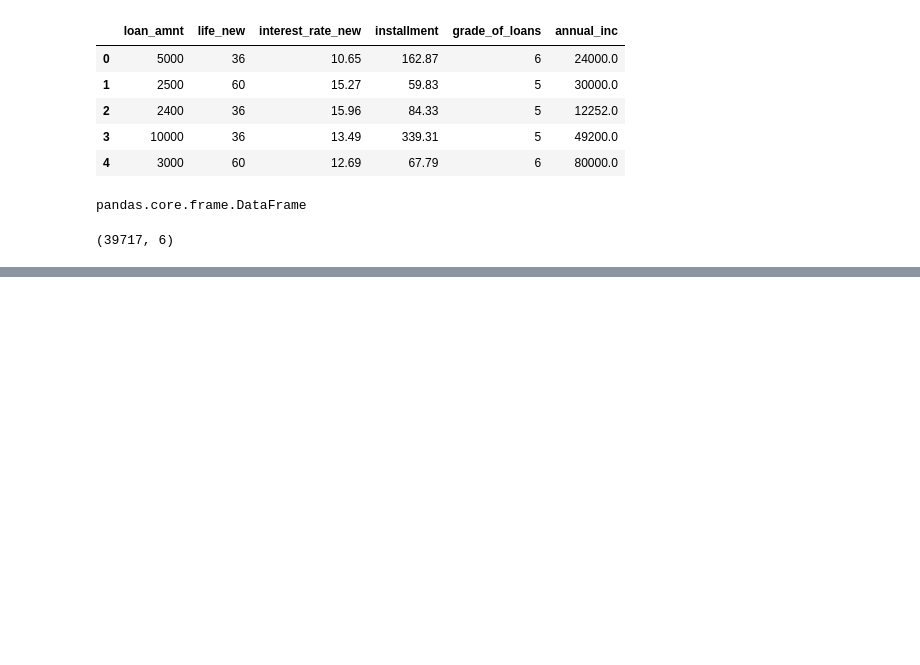
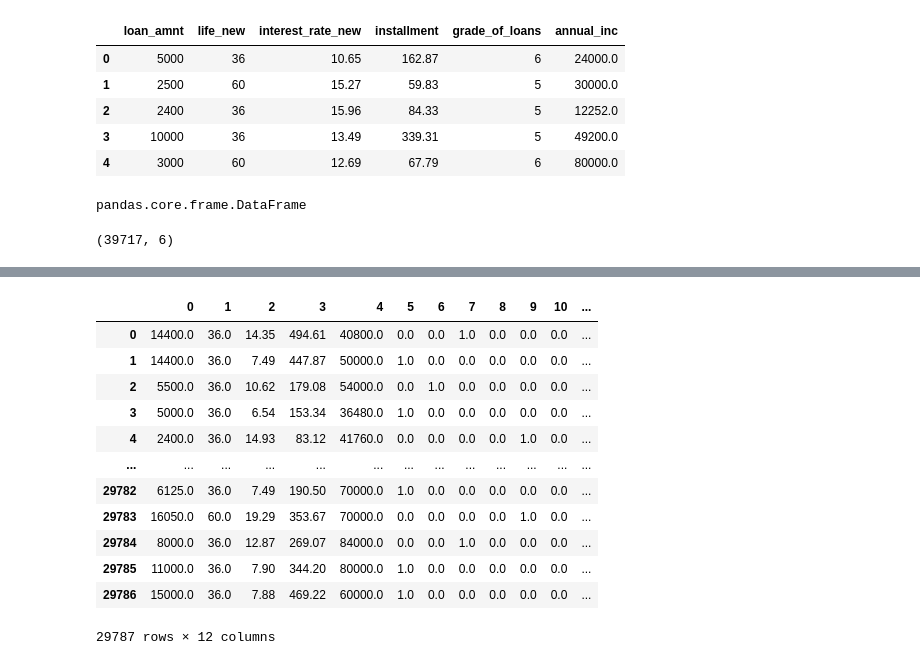
Before and after one commit to cshivajirao/LendingClubProject, a Jupyter notebook: LendingData.ipynb, the cells around one changed output, grey strips where cells are left out. Cells and saved outputs as stored; diff of their text form; code cells hidden in the pictures; blank space fills up the shorter version.

```diff
--- a/LendingData.ipynb
+++ b/LendingData.ipynb
@@ -466,0 +487,2 @@ y.to_csv("./archive(1)/y.csv")
+# %%
+X_train_s = X_train[['loan_amnt', 'life_new', 'interest_rate_new', 'installment', 'annual_inc']]
@@ -466,0 +523,2 @@ y.to_csv("./archive(1)/y.csv")
+# %%
+X_train_cat = X_train[['grade']]
@@ -466,0 +585,2 @@ y.to_csv("./archive(1)/y.csv")
+# %%
+X_train_cat_new = ohe.fit_transform(X_train_cat)
@@ -466,0 +768,16 @@ y.to_csv("./archive(1)/y.csv")
+# %%
+pd.DataFrame(NewX_new)
+# %% [output]
+|  | 0 | 1 | 2 | 3 | 4 | 5 | 6 | 7 | 8 | 9 | 10 | ... |
+| 0 | 14400.0 | 36.0 | 14.35 | 494.61 | 40800.0 | 0.0 | 0.0 | 1.0 | 0.0 | 0.0 | 0.0 | ... |
+| 1 | 14400.0 | 36.0 | 7.49 | 447.87 | 50000.0 | 1.0 | 0.0 | 0.0 | 0.0 | 0.0 | 0.0 | ... |
+| 2 | 5500.0 | 36.0 | 10.62 | 179.08 | 54000.0 | 0.0 | 1.0 | 0.0 | 0.0 | 0.0 | 0.0 | ... |
+| 3 | 5000.0 | 36.0 | 6.54 | 153.34 | 36480.0 | 1.0 | 0.0 | 0.0 | 0.0 | 0.0 | 0.0 | ... |
+| 4 | 2400.0 | 36.0 | 14.93 | 83.12 | 41760.0 | 0.0 | 0.0 | 0.0 | 0.0 | 1.0 | 0.0 | ... |
+| ... | ... | ... | ... | ... | ... | ... | ... | ... | ... | ... | ... | ... |
+| 29782 | 6125.0 | 36.0 | 7.49 | 190.50 | 70000.0 | 1.0 | 0.0 | 0.0 | 0.0 | 0.0 | 0.0 | ... |
+| 29783 | 16050.0 | 60.0 | 19.29 | 353.67 | 70000.0 | 0.0 | 0.0 | 0.0 | 0.0 | 1.0 | 0.0 | ... |
+| 29784 | 8000.0 | 36.0 | 12.87 | 269.07 | 84000.0 | 0.0 | 0.0 | 1.0 | 0.0 | 0.0 | 0.0 | ... |
+| 29785 | 11000.0 | 36.0 | 7.90 | 344.20 | 80000.0 | 1.0 | 0.0 | 0.0 | 0.0 | 0.0 | 0.0 | ... |
+| 29786 | 15000.0 | 36.0 | 7.88 | 469.22 | 60000.0 | 1.0 | 0.0 | 0.0 | 0.0 | 0.0 | 0.0 | ... |
+29787 rows × 12 columns
```
Also changed, not shown: parts of 89 cells of this notebook.
